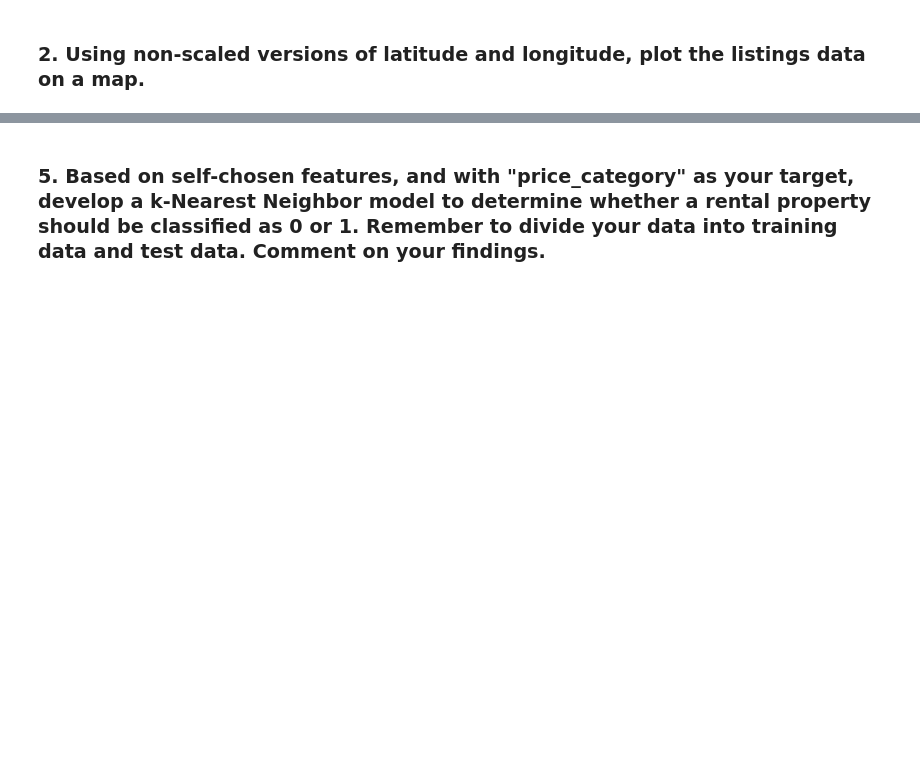
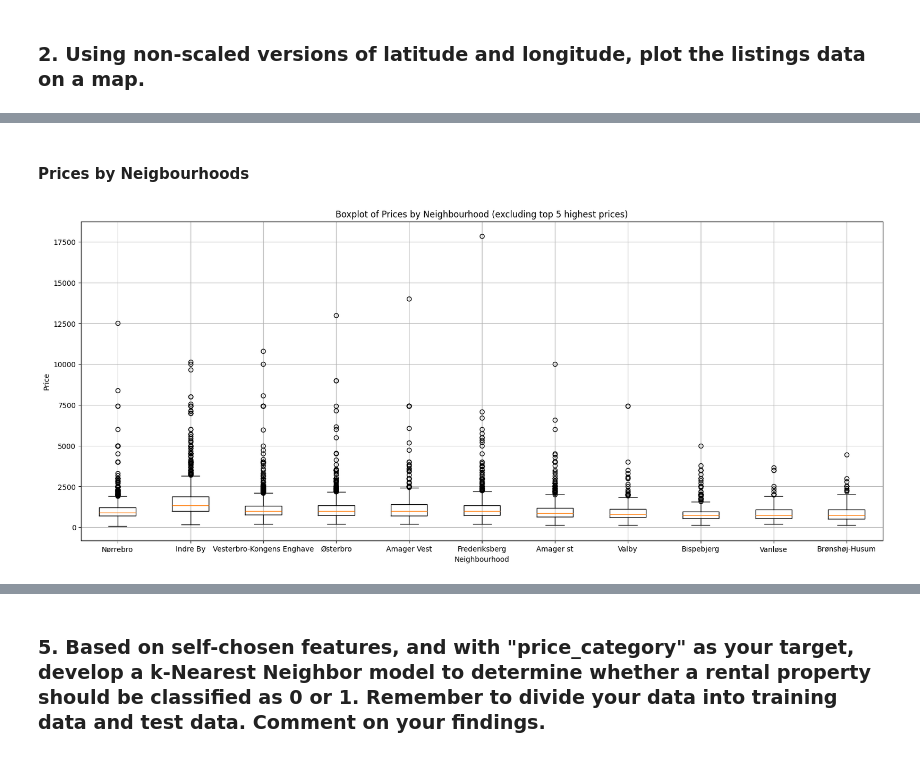
Before and after one commit to mitmarcus/VIA-MAL1, a Jupyter notebook: Ass1_CopenhagenAirBnB/1. Copenhagen AirBnB.ipynb, the cells around one changed output, grey strips where cells are left out. Cells and saved outputs as stored; diff of their text form; code cells hidden in the pictures; blank space fills up the shorter version.

```diff
--- a/Ass1_CopenhagenAirBnB/1. Copenhagen AirBnB.ipynb
+++ b/Ass1_CopenhagenAirBnB/1. Copenhagen AirBnB.ipynb
@@ -188,14 +143,0 @@ Objective:
-# %%
-import matplotlib.pyplot as plt
-
-neighbourhoods = sorted(neighbourhoods)
-
-# Create a boxplot
-plt.figure(figsize=(20, 20))
-plt.boxplot([data_filtered[data_filtered['neighbourhood_cleansed'] == neighbourhood]['price'] for neighbourhood in neighbourhoods], tick_labels=neighbourhoods)
-
-plt.xlabel('Neighbourhoods')
-plt.ylabel('Prices')
-plt.title('Boxplot of Prices by Neighbourhoods')
-plt.grid()
-plt.show()
@@ -299,0 +190,17 @@ df4.price.quantile([0.25, 0.5, 0.75]).unstack().plot(kind='bar', stacked=True, f
+# %% [markdown]
+#### **Prices by Neigbourhoods**
+# %%
+# Remove the top 5 highest prices
+top_5_prices = data_filtered['price'].nlargest(5)
+data_filtered_no_top_5 = data_filtered[~data_filtered['price'].isin(top_5_prices)]
+
+plt.figure(figsize=(20, 8))
+plt.boxplot([data_filtered_no_top_5[data_filtered_no_top_5['neighbourhood_cleansed'] == neighbourhood]['price'] for neighbourhood in neighbourhoods], tick_labels=neighbourhoods)
+
+plt.xlabel('Neighbourhood')
+plt.ylabel('Price')
+plt.title('Boxplot of Prices by Neighbourhood (excluding top 5 highest prices)')
+plt.grid()
+plt.show()
+# %% [output]
+[figure, added]
```
Also changed, not shown: parts of 54 cells of this notebook.
